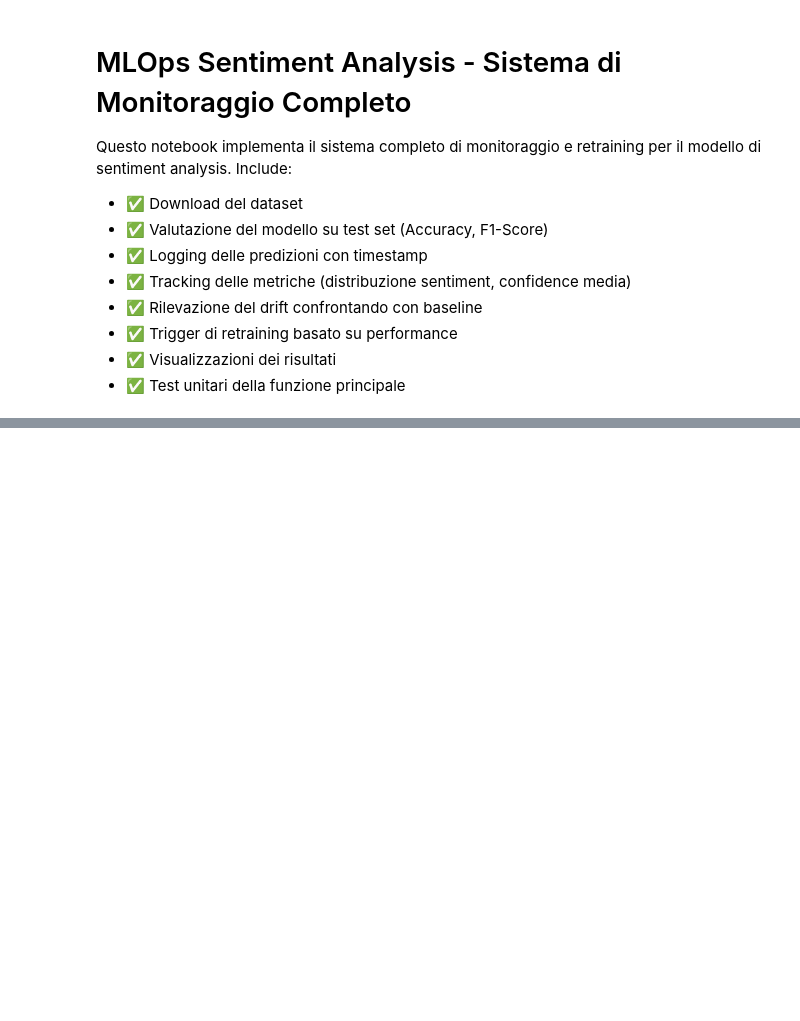
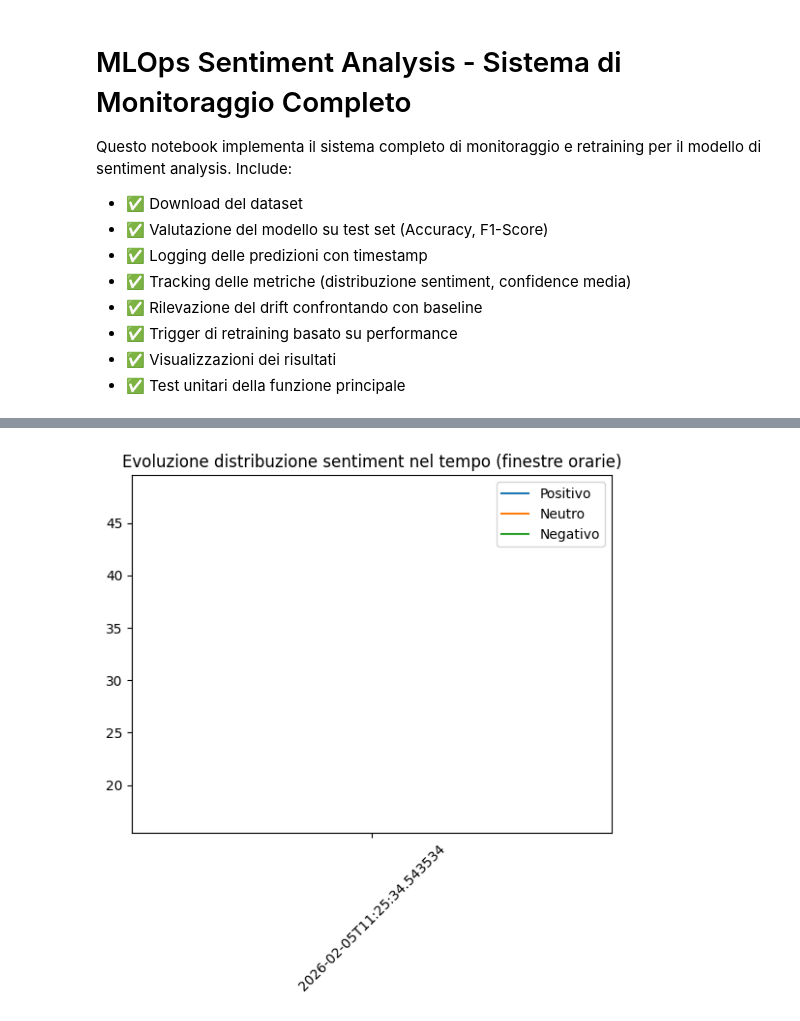
Before and after one commit to one-sim/mlops-ex, a Jupyter notebook: monitoring_analysis.ipynb, the cells around one changed output, grey strips where cells are left out. Cells and saved outputs as stored; diff of their text form; code cells hidden in the pictures; blank space fills up the shorter version.

Commit message:
fix monitoring nb

```diff
--- a/monitoring_analysis.ipynb
+++ b/monitoring_analysis.ipynb
@@ -232,25 +375,39 @@ plt.show()
 # %%
 # 9. Visualizzare Distribuzioni Sentiment nel tempo
 
 # Calcola metriche su finestre orarie
-metrics_over_time = metrics_tracker.get_metrics_over_time(logger.load_logs(), window_hours=1)
+# Se il notebook è eseguito parzialmente, assicuriamoci che i componenti esistano
+# Assicura import locali per plotting se la cella è eseguita da sola
+import matplotlib.pyplot as plt
+import seaborn as sns
+try:
+    metrics_over_time = metrics_tracker.get_metrics_over_time(logger.load_logs(), window_hours=1)
+except NameError:
+    # Crea istanze minime se mancanti (utile quando si esegue la cella isolatamente)
+    from src.metrics import MetricsTracker
+    from src.monitoring import PredictionLogger
+    metrics_tracker = MetricsTracker(metrics_dir='logs')
+    logger = PredictionLogger(log_dir='logs')
+    metrics_over_time = metrics_tracker.get_metrics_over_time(logger.load_logs(), window_hours=1)
 
 # Prepara i dati per il plotting
 if metrics_over_time:
     timestamps = [t for t, m in metrics_over_time]
     positives = [m.sentiment_distribution.get('Positivo', 0) for t, m in metrics_over_time]
     neutrals = [m.sentiment_distribution.get('Neutro', 0) for t, m in metrics_over_time]
     negatives = [m.sentiment_distribution.get('Negativo', 0) for t, m in metrics_over_time]
 
     plt.plot(timestamps, positives, label='Positivo')
     plt.plot(timestamps, neutrals, label='Neutro')
     plt.plot(timestamps, negatives, label='Negativo')
     plt.xticks(rotation=45)
     plt.legend()
     plt.title('Evoluzione distribuzione sentiment nel tempo (finestre orarie)')
     plt.show()
 else:
     print('Non ci sono abbastanza dati per mostrare metriche nel tempo')
+# %% [output]
+[figure, added]
 # %%
 # 10. Test unitari della funzione principale (esempi)
 # Esegue un set di test rapidi per verificare logger, metrics, drift e retraining
```
Also changed, not shown: parts of 9 cells of this notebook, 2 other files.
